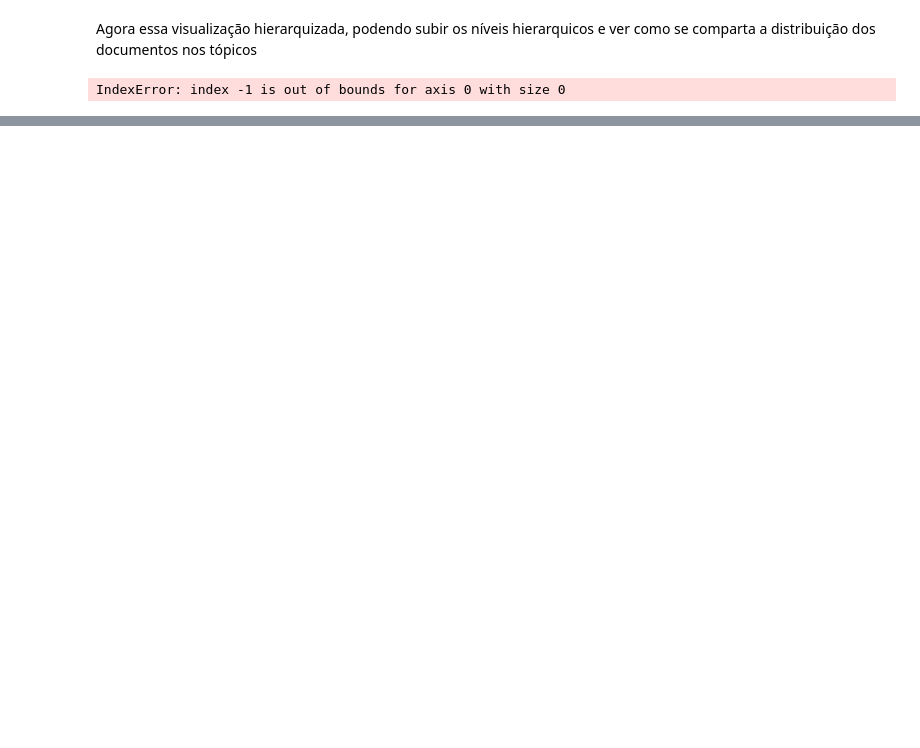
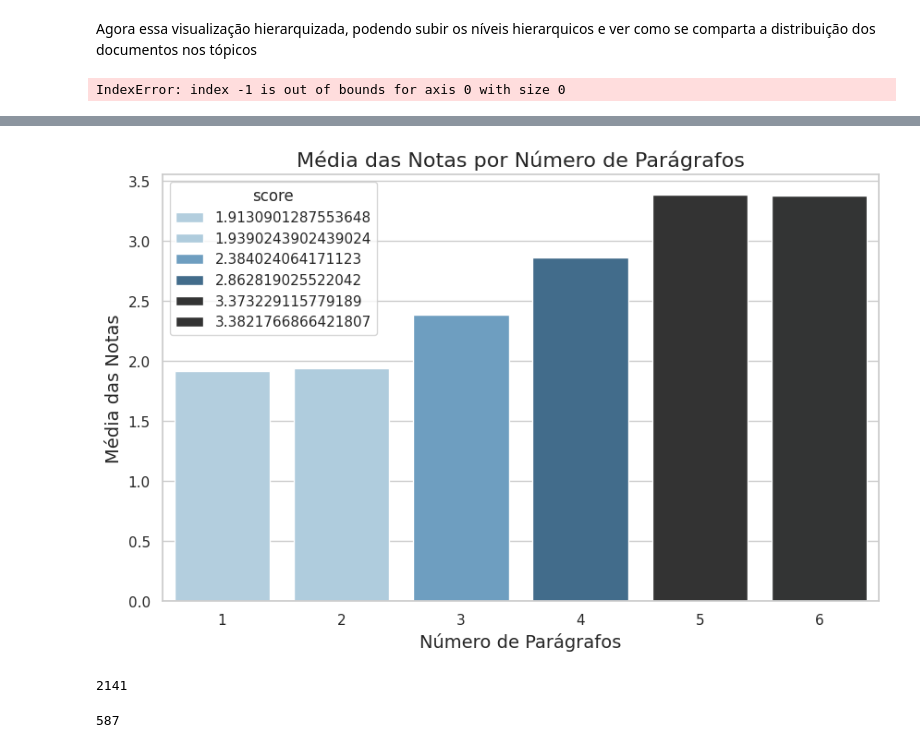
Before and after one commit to turing-usp/competicao_NLP, a Jupyter notebook: Exploracao_inicial.ipynb, the cells around one changed output, grey strips where cells are left out. Drawn from its saved outputs; the diff is of its cells as text; code cells hidden in the pictures; blank space fills up the shorter version.

```diff
--- a/Exploracao_inicial.ipynb
+++ b/Exploracao_inicial.ipynb
@@ -315,0 +317,12 @@ IndexError: index -1 is out of bounds for axis 0 with size 0
+# %%
+dataset_filtrado = train[train['n_paragraph'] <=6]
+media_notas_por_paragrafo = dataset_filtrado.groupby('n_paragraph')['score'].mean().reset_index()
+plt.figure(figsize=(10, 6))
+sns.set(style="whitegrid")
+sns.barplot(x='n_paragraph', y='score', data=media_notas_por_paragrafo, hue = 'score', palette="Blues_d")
+plt.xlabel('Número de Parágrafos', fontsize=14)
+plt.ylabel('Média das Notas', fontsize=14)
+plt.title('Média das Notas por Número de Parágrafos', fontsize=16)
+plt.show()
+# %% [output]
+[figure, added]
@@ -315,0 +331,4 @@ IndexError: index -1 is out of bounds for axis 0 with size 0
+# %%
+len(num)
+# %% [output]
+2141
@@ -315,0 +337,4 @@ IndexError: index -1 is out of bounds for axis 0 with size 0
+# %%
+len(num)
+# %% [output]
+587
```
Also changed, not shown: parts of 89 cells of this notebook.
